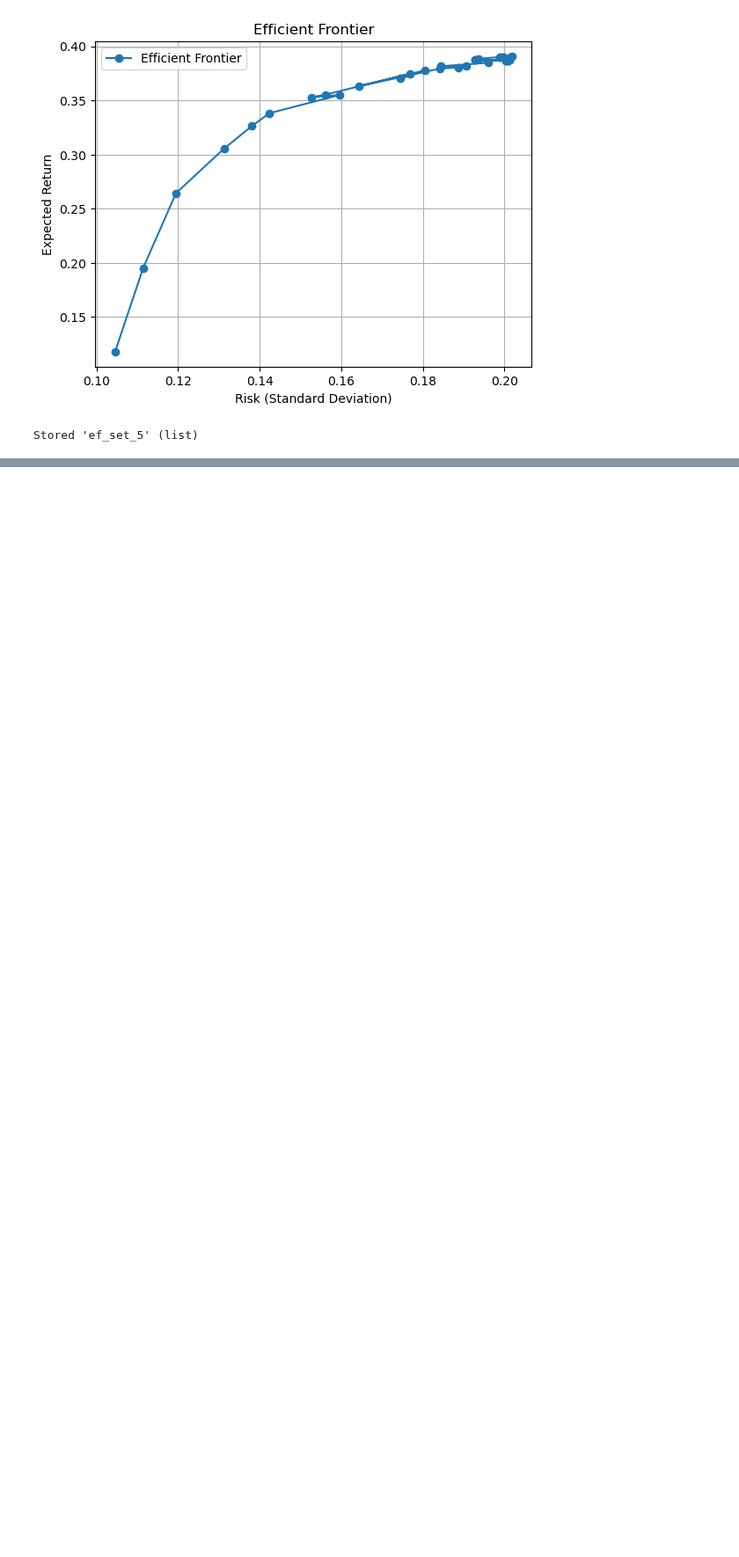
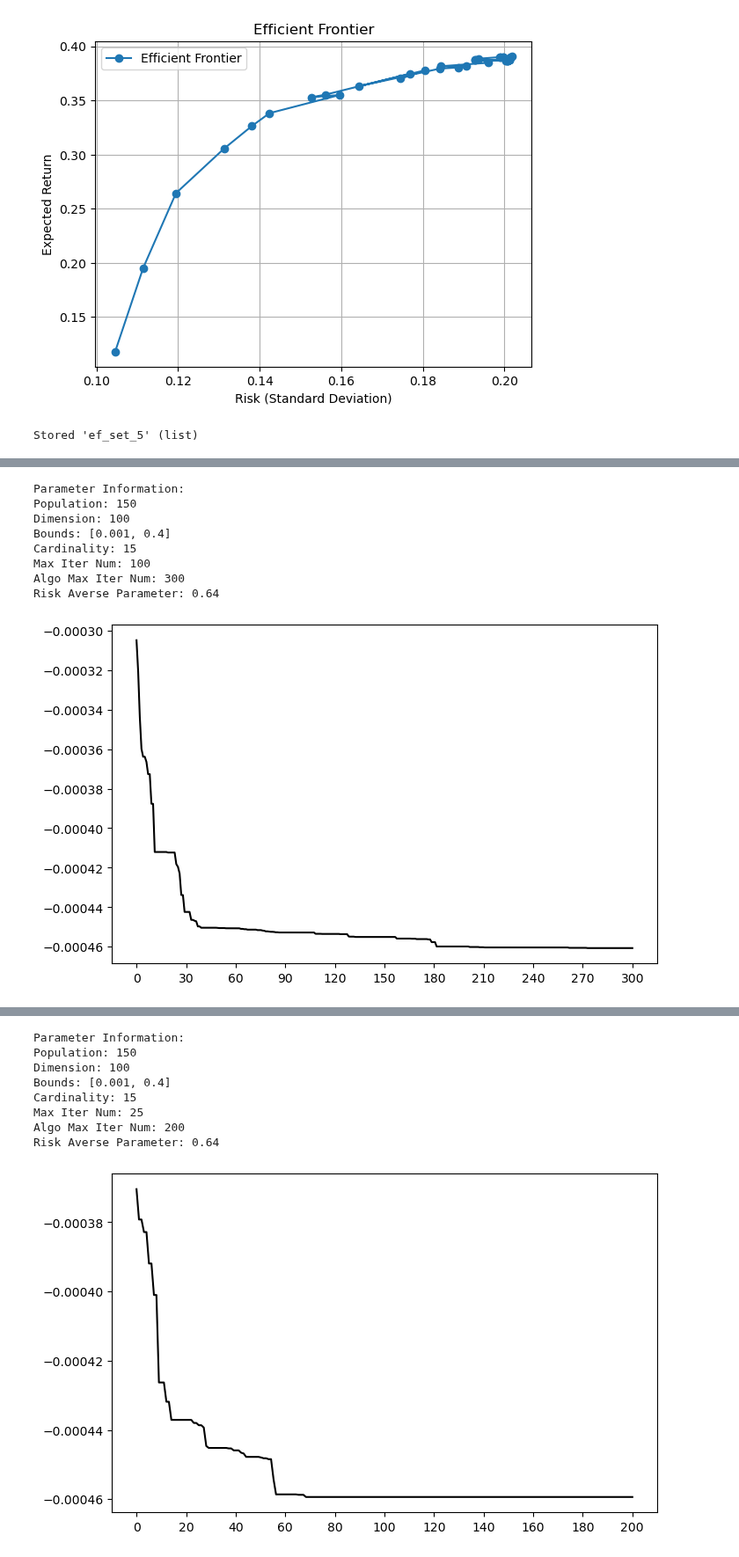
Before and after one commit to Shenyun3/Modified_ABC_CCMV_portfolio_optimization, a Jupyter notebook: 5_CCMV_100asset_sobel_initilization_and_2_step_global_search.ipynb, the cells around one changed output, grey strips where cells are left out. Shown at 88% size. Drawn from its saved outputs; the diff is of its cells as text; code cells hidden in the pictures; blank space fills up the shorter version.

```diff
--- a/5_CCMV_100asset_sobel_initilization_and_2_step_global_search.ipynb
+++ b/5_CCMV_100asset_sobel_initilization_and_2_step_global_search.ipynb
@@ -555,7 +559,8 @@ def employed_bee_behavior(nectar_sources, best_nectar_source, parameter, mean_rt
                     zij = round(1/(1 + np.exp(expo)) - 0.06)
                     neighbor.set_dv(j, zij)
                 else:
-                    zij = random_flip_single(nectar_sources[i].dv[j])
+                    zij = 1 if np.random.rand(1)>=0.9 else 0
+                    # zij = random_flip_single(nectar_sources[i].dv[j])
                     neighbor.set_dv(j,zij)
 
                 if zij == 1:
@@ -673,7 +678,8 @@ def onlooking_bee_behavior(nectar_sources, best_nectar_source, parameter, mean_r
                     zij = round(1/(1 + np.exp(expo)) - 0.06)
                     neighbor.set_dv(j, zij)
                 else:
-                    zij = random_flip_single(nectar_sources[nectar_selected].dv[j])
+                    zij = 1 if np.random.rand(1) >= 0.9 else 0
+                    #zij = random_flip_single(nectar_sources[nectar_selected].dv[j])
                     neighbor.set_dv(j,zij)
 
                 if zij == 1:
@@ -1032,3 +1015,28 @@ def cal_ann_return_risk(weight, mean_rtn, cov_rtn):
     ann_risk = np.sqrt(np.dot(np.dot(weight, cov_rtn), weight.T) * 252)
     result = np.array([ann_rtn.item(), ann_risk])
     return result
+# %%
+import optuna
+
+def objective(trial):
+    # 定义需要调优的参数
+    global SP_cov_rtn,SP_mean_rtn
+
+    my_population = trial.suggest_categorical('population_size', [50, 100, 150, 200, 250])
+
+    my_parameter = ParameterInformation(
+            my_population, 100, 0.001, 0.4, limit, max_algo_iter_nums, 0.64, 15, SPP)
+    # 创建并运行 ABC 算法
+    abc = artificial_bee_colony(my_parameter,SP_mean_rtn, SP_cov_rtn, 0.8)
+    best_fitness = abc[0]
+
+    # 返回适应度（或目标函数值）
+    return best_fitness
+
+# 创建 Optuna 的研究对象并开始调优
+study = optuna.create_study(direction='minimize')  # 假设我们是要最小化目标函数
+study.optimize(objective, n_trials=100)
+
+print("最佳参数：", study.best_params)
+print("最佳适应度：", study.best_value)
+# %% [output]
@@ -1034,0 +1044,9 @@ def cal_ann_return_risk(weight, mean_rtn, cov_rtn):
+Parameter Information:
+Population: 150
+Dimension: 100
+Bounds: [0.001, 0.4]
+Cardinality: 15
+Max Iter Num: 100
+Algo Max Iter Num: 300
+Risk Averse Parameter: 0.64
+[figure, added]
@@ -1034,0 +1054,9 @@ def cal_ann_return_risk(weight, mean_rtn, cov_rtn):
+Parameter Information:
+Population: 150
+Dimension: 100
+Bounds: [0.001, 0.4]
+Cardinality: 15
+Max Iter Num: 25
+Algo Max Iter Num: 200
+Risk Averse Parameter: 0.64
+[figure, added]
```
Also changed, not shown: parts of 16 cells of this notebook, 3 other files.
